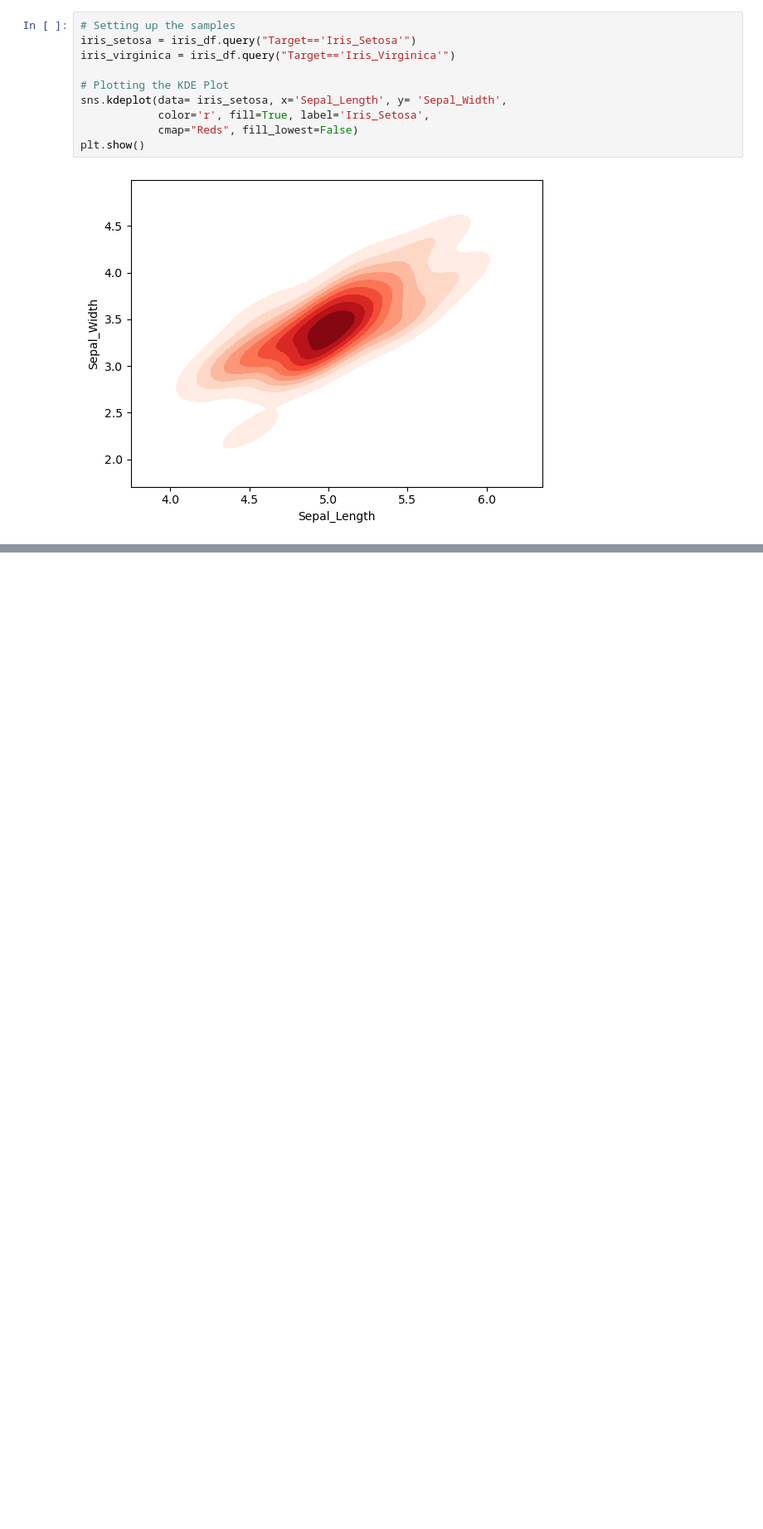
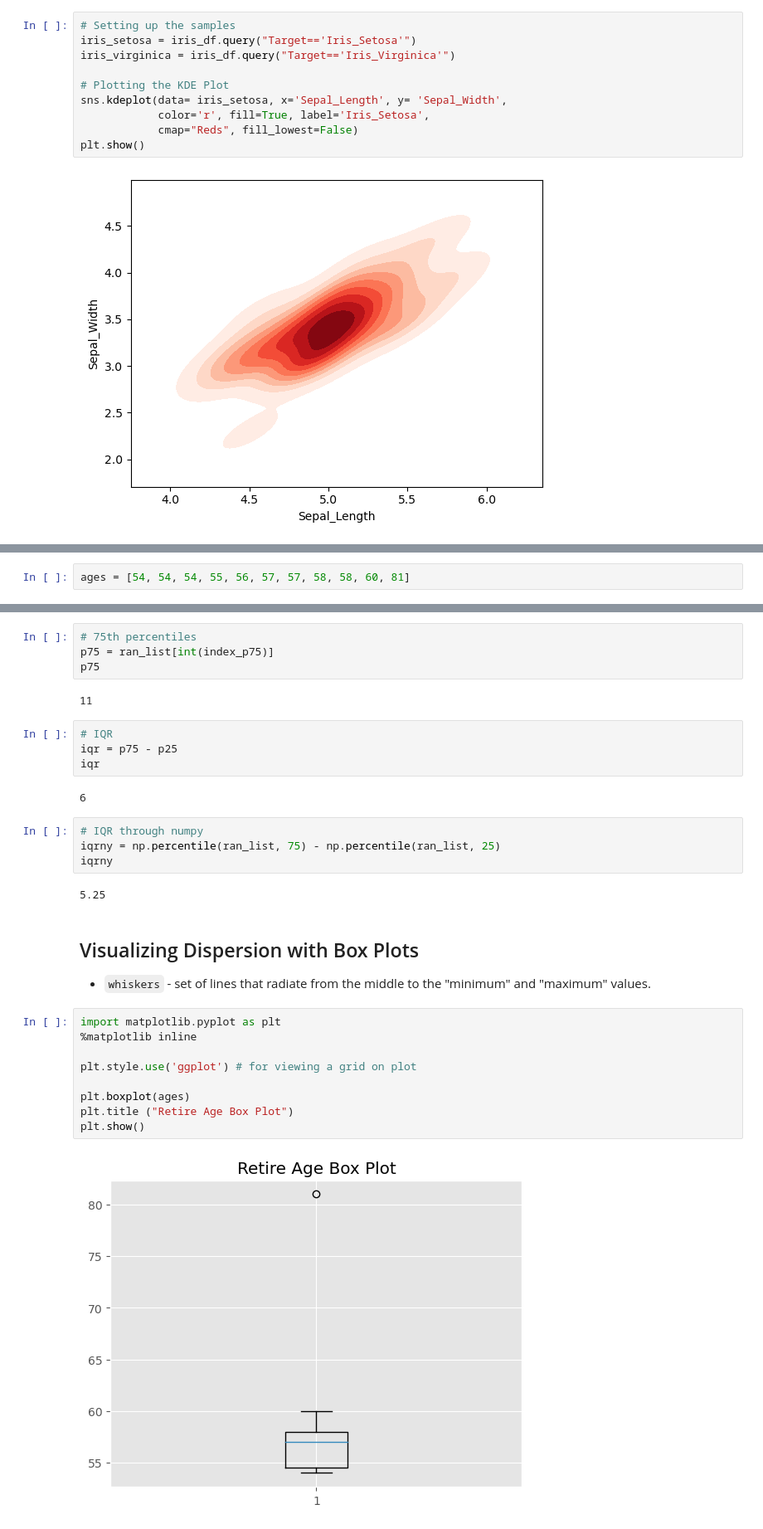
Before and after one commit to kocheli/Moringa-Class-Kocheli-, a Jupyter notebook: libpracs.ipynb, the cells around one changed output, grey strips where cells are left out. Shown at 83% size. Saved outputs shown, nothing was run; the diff lists cells and outputs as text; blank space fills up the shorter version.

```diff
--- a/libpracs.ipynb
+++ b/libpracs.ipynb
@@ -77,0 +406,2 @@ plt.show()
+# %%
+ages = [54, 54, 54, 55, 56, 57, 57, 58, 58, 60, 81]
@@ -77,0 +498,32 @@ plt.show()
+# %%
+# 75th percentiles
+p75 = ran_list[int(index_p75)]
+p75
+# %% [output]
+11
+# %%
+# IQR
+iqr = p75 - p25
+iqr
+# %% [output]
+6
+# %%
+# IQR through numpy
+iqrny = np.percentile(ran_list, 75) - np.percentile(ran_list, 25)
+iqrny
+# %% [output]
+5.25
+# %% [markdown]
+## Visualizing Dispersion with Box Plots
+* `whiskers` - set of lines that radiate from the middle to the "minimum" and "maximum" values.
+# %%
+import matplotlib.pyplot as plt
+%matplotlib inline
+
+plt.style.use('ggplot') # for viewing a grid on plot
+
+plt.boxplot(ages)
+plt.title ("Retire Age Box Plot")
+plt.show()
+# %% [output]
+[figure, added]
```
Also changed, not shown: parts of 85 cells of this notebook.
